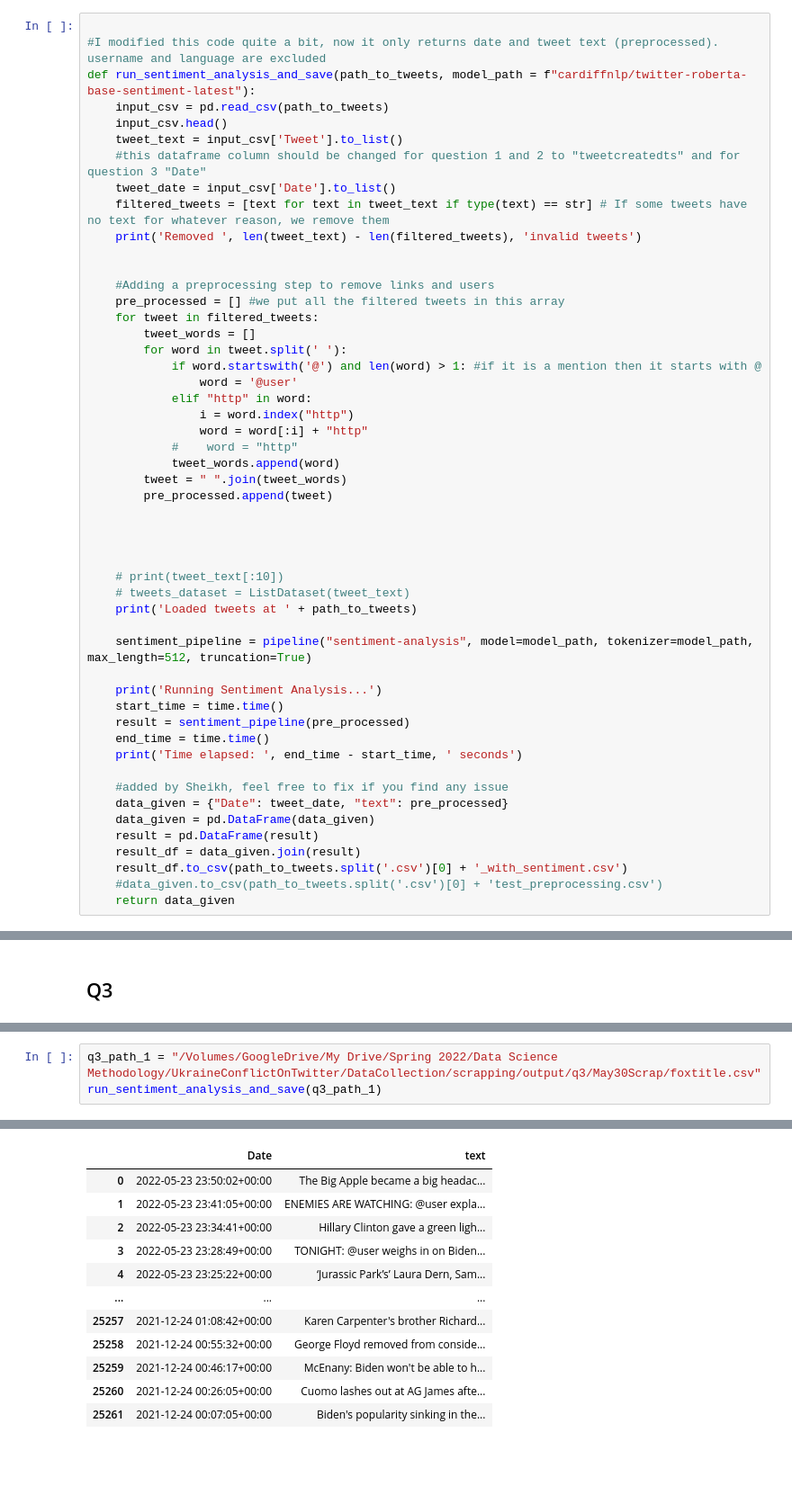
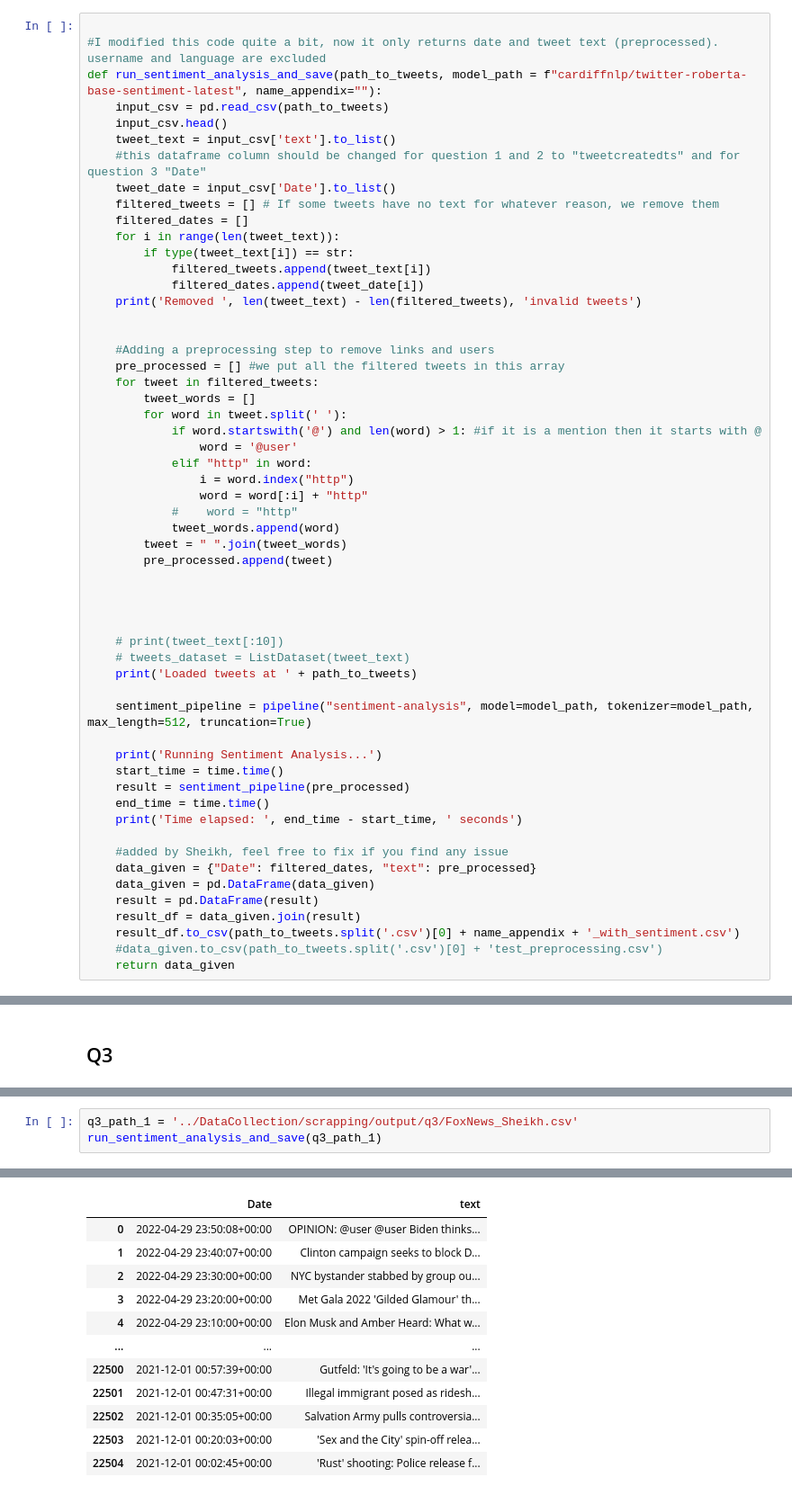
Before and after one commit to Bensas/UkraineConflictOnTwitter, a Jupyter notebook: SentimentAnalysis/TwitterSentimentAnalysis.ipynb, the cells around one changed output, grey strips where cells are left out. Shown at 90% size. Drawn from its saved outputs; the diff is of its cells as text; blank space fills up the shorter version.

Commit message:
Update sentiment analysis notebook

```diff
--- a/SentimentAnalysis/TwitterSentimentAnalysis.ipynb
+++ b/SentimentAnalysis/TwitterSentimentAnalysis.ipynb
@@ -26,13 +26,18 @@ class ListDataset(Dataset):
 # %%
 
 #I modified this code quite a bit, now it only returns date and tweet text (preprocessed). username and language are excluded
-def run_sentiment_analysis_and_save(path_to_tweets, model_path = f"cardiffnlp/twitter-roberta-base-sentiment-latest"):
+def run_sentiment_analysis_and_save(path_to_tweets, model_path = f"cardiffnlp/twitter-roberta-base-sentiment-latest", name_appendix=""):
     input_csv = pd.read_csv(path_to_tweets)
     input_csv.head()
-    tweet_text = input_csv['Tweet'].to_list()
+    tweet_text = input_csv['text'].to_list()
     #this dataframe column should be changed for question 1 and 2 to "tweetcreatedts" and for question 3 "Date"
     tweet_date = input_csv['Date'].to_list()
-    filtered_tweets = [text for text in tweet_text if type(text) == str] # If some tweets have no text for whatever reason, we remove them
+    filtered_tweets = [] # If some tweets have no text for whatever reason, we remove them
+    filtered_dates = []
+    for i in range(len(tweet_text)):
+        if type(tweet_text[i]) == str:
+            filtered_tweets.append(tweet_text[i])
+            filtered_dates.append(tweet_date[i])
     print('Removed ', len(tweet_text) - len(filtered_tweets), 'invalid tweets')
 
 
@@ -67,11 +72,11 @@ def run_sentiment_analysis_and_save(path_to_tweets, model_path = f"cardiffnlp/tw
     print('Time elapsed: ', end_time - start_time, ' seconds')
 
     #added by Sheikh, feel free to fix if you find any issue
-    data_given = {"Date": tweet_date, "text": pre_processed}
+    data_given = {"Date": filtered_dates, "text": pre_processed}
     data_given = pd.DataFrame(data_given)
     result = pd.DataFrame(result)
     result_df = data_given.join(result)
-    result_df.to_csv(path_to_tweets.split('.csv')[0] + '_with_sentiment.csv')
+    result_df.to_csv(path_to_tweets.split('.csv')[0] + name_appendix + '_with_sentiment.csv')
     #data_given.to_csv(path_to_tweets.split('.csv')[0] + 'test_preprocessing.csv')
     return data_given
 # %% [markdown]
@@ -148,5 +280,5 @@ Running the analysis for four sets of data I scrapped
 # %%
-q3_path_1 = "/Volumes/GoogleDrive/My Drive/Spring 2022/Data Science Methodology/UkraineConflictOnTwitter/DataCollection/scrapping/output/q3/May30Scrap/foxtitle.csv"
+q3_path_1 = '../DataCollection/scrapping/output/q3/FoxNews_Sheikh.csv'
 run_sentiment_analysis_and_save(q3_path_1)
 # %% [output]
 Removed  0 invalid tweets
@@ -159,12 +291,12 @@ Time elapsed:  874.1434421539307  seconds
 |  | Date | text |
-| 0 | 2022-05-23 23:50:02+00:00 | The Big Apple became a big headac... |
-| 1 | 2022-05-23 23:41:05+00:00 | ENEMIES ARE WATCHING: @user expla... |
-| 2 | 2022-05-23 23:34:41+00:00 | Hillary Clinton gave a green ligh... |
-| 3 | 2022-05-23 23:28:49+00:00 | TONIGHT: @user weighs in on Biden... |
-| 4 | 2022-05-23 23:25:22+00:00 | ‘Jurassic Park’s’ Laura Dern, Sam... |
+| 0 | 2022-04-29 23:50:08+00:00 | OPINION: @user @user Biden thinks... |
+| 1 | 2022-04-29 23:40:07+00:00 | Clinton campaign seeks to block D... |
+| 2 | 2022-04-29 23:30:00+00:00 | NYC bystander stabbed by group ou... |
+| 3 | 2022-04-29 23:20:00+00:00 | Met Gala 2022 'Gilded Glamour' th... |
+| 4 | 2022-04-29 23:10:00+00:00 | Elon Musk and Amber Heard: What w... |
 | ... | ... | ... |
-| 25257 | 2021-12-24 01:08:42+00:00 | Karen Carpenter's brother Richard... |
-| 25258 | 2021-12-24 00:55:32+00:00 | George Floyd removed from conside... |
-| 25259 | 2021-12-24 00:46:17+00:00 | McEnany: Biden won't be able to h... |
-| 25260 | 2021-12-24 00:26:05+00:00 | Cuomo lashes out at AG James afte... |
-| 25261 | 2021-12-24 00:07:05+00:00 | Biden's popularity sinking in the... |
+| 22500 | 2021-12-01 00:57:39+00:00 | Gutfeld: 'It's going to be a war'... |
+| 22501 | 2021-12-01 00:47:31+00:00 | Illegal immigrant posed as ridesh... |
+| 22502 | 2021-12-01 00:35:05+00:00 | Salvation Army pulls controversia... |
+| 22503 | 2021-12-01 00:20:03+00:00 | 'Sex and the City' spin-off relea... |
+| 22504 | 2021-12-01 00:02:45+00:00 | 'Rust' shooting: Police release f... |
```
Also changed, not shown: parts of 15 cells of this notebook.
